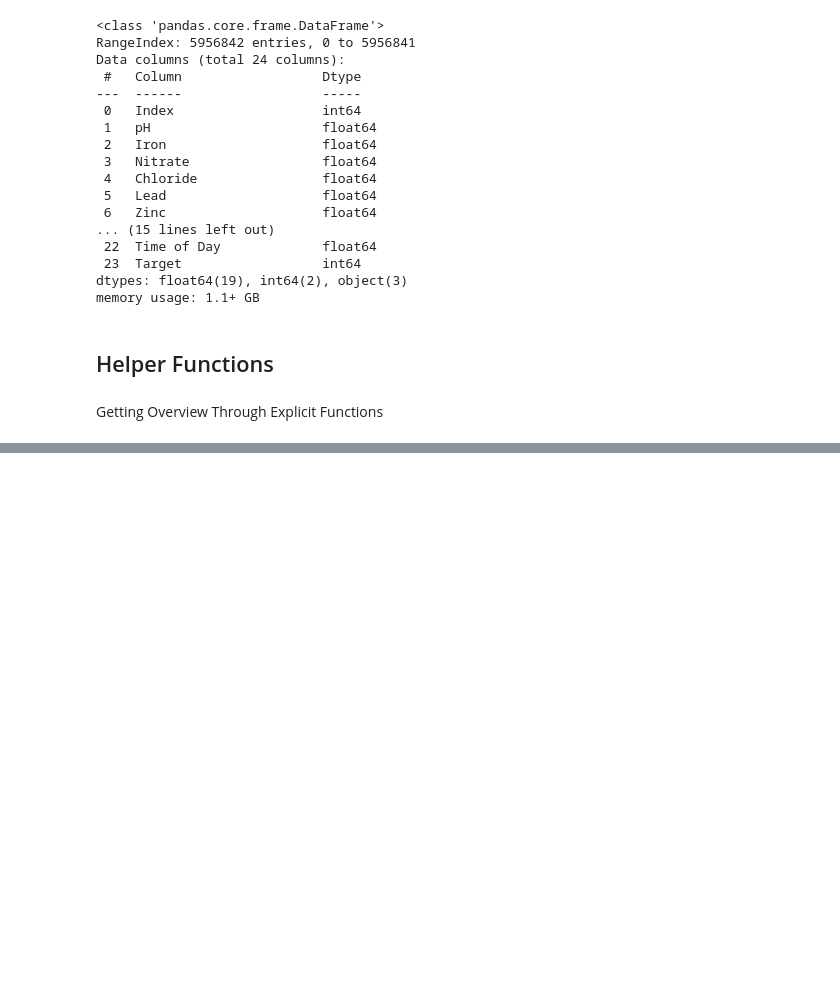
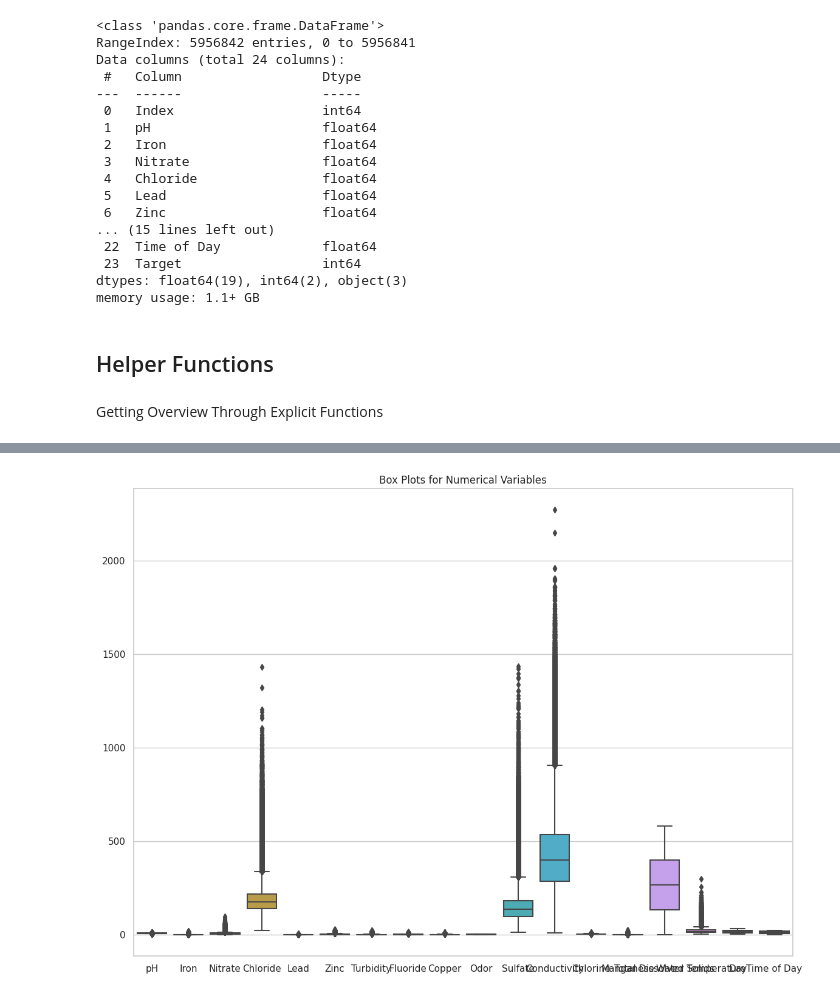
Before and after one commit to drshahizan/Python_EDA, a Jupyter notebook: assignment/ass3/bdm/RAM/ass3.ipynb, the cells around one changed output, grey strips where cells are left out. Drawn from its saved outputs; the diff is of its cells as text; code cells hidden in the pictures; blank space fills up the shorter version.

```diff
--- a/assignment/ass3/bdm/RAM/ass3.ipynb
+++ b/assignment/ass3/bdm/RAM/ass3.ipynb
@@ -272,0 +382,8 @@ df_overview.getOverview()
+# %%
+# Box plots for numerical variables
+plt.figure(figsize=(14, 10))
+sns.boxplot(data=df[numerical_columns])
+plt.title("Box Plots for Numerical Variables")
+plt.show()
+# %% [output]
+[figure, added]
```
Also changed, not shown: parts of 29 cells of this notebook.
